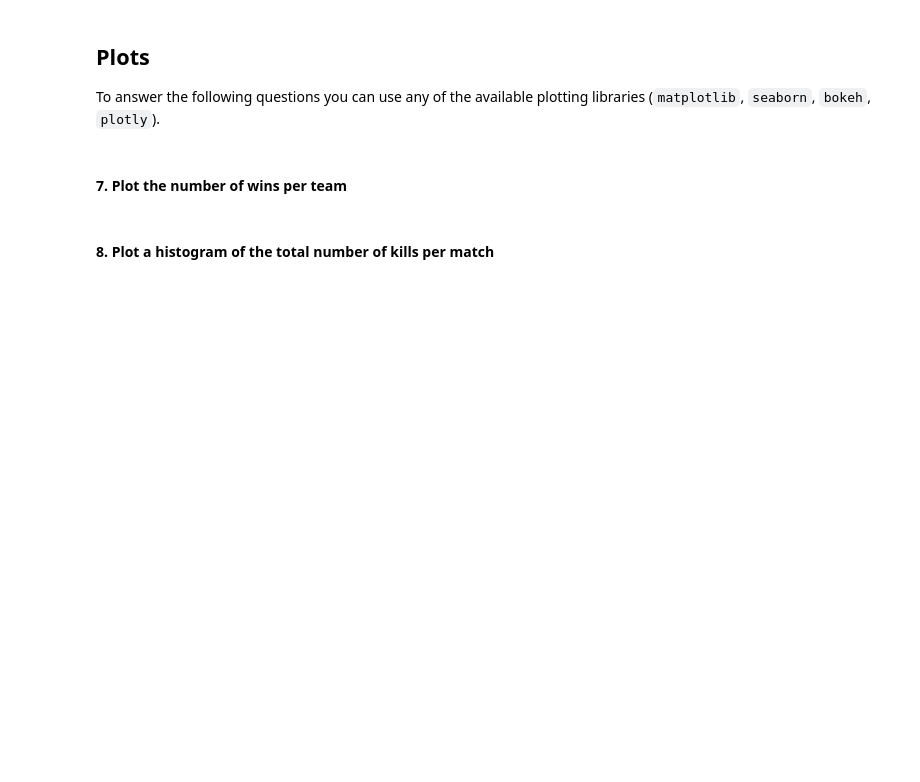
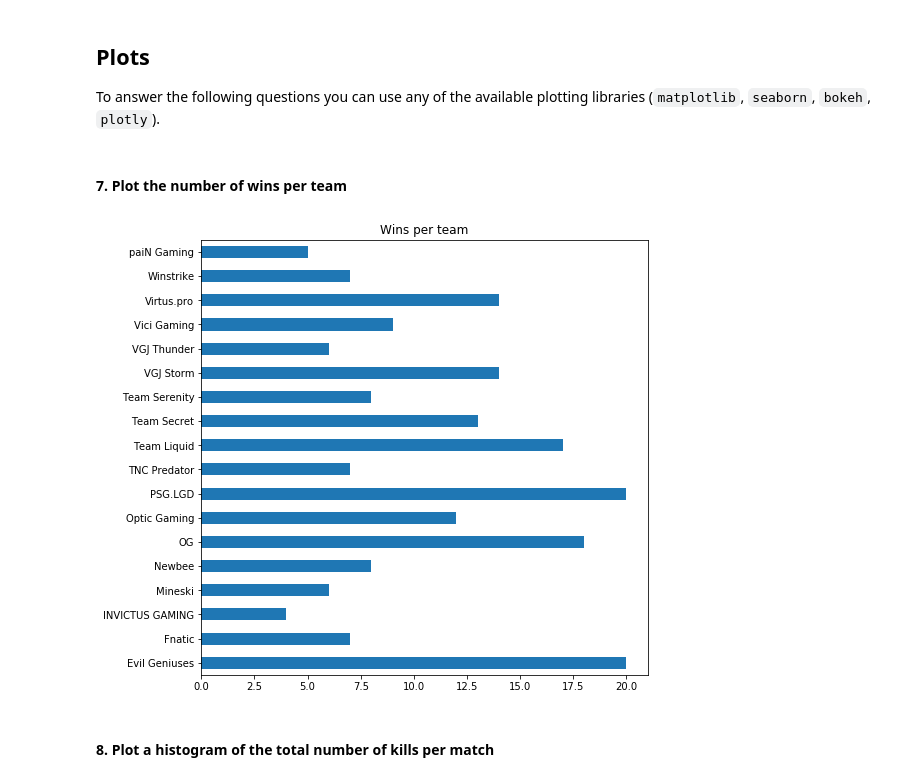
Before and after one commit to lambdaclass/data_science_exercise, a Jupyter notebook: dota_analysis.ipynb, the cells around one changed output. Drawn from its saved outputs; the diff is of its cells as text; code cells hidden in the pictures; blank space fills up the shorter version.

```diff
--- a/dota_analysis.ipynb
+++ b/dota_analysis.ipynb
@@ -59,2 +61,19 @@ least_wins = None ## Your answer here
+# %%
+"""
+A lo largo de las partidas, cada equipo puede ir variando entre los bandos "Radiant" y "Dire"
+ Por ello, es necesario contar por separado, las victorias de cada equipo jugando como "Radiant", por un lado,
+ y como "Dire", por otro lado.
+"""
+
+wins_radiant = df[df.radiant_win == True].groupby(by = ["radiant_team"]).match_id.count()
+wins_radiant = wins_radiant.append(pd.Series(0, index=["Newbee"])) # "Newbee" no ganó ninguna partida jugando como "Radiant Team"
+wins_radiant.sort_index(inplace=True)
+
+wins_dire = df[df.radiant_win == False].groupby(by = ["dire_team"]).match_id.count()
+
+wins_per_team = wins_radiant + wins_dire
+
+most_wins = wins_per_team.idxmax()
+least_wins = wins_per_team.idxmin()
 # %% [markdown]
 #### 5. What was the last match played in the tournament? (Just return the match_id)
@@ -91,2 +110,13 @@ import matplotlib.pyplot as plt
+# %%
+%matplotlib inline
+
+from matplotlib import pyplot as plt
+
+plt.figure(figsize=(8, 8))
+plt.title("Wins per team")
+wins_per_team.plot.barh()
+plt.show()
+# %% [output]
+[figure, added]
 # %% [markdown]
 #### 8. Plot a histogram of the total number of kills per match
```
Also changed, not shown: parts of 21 cells of this notebook.
